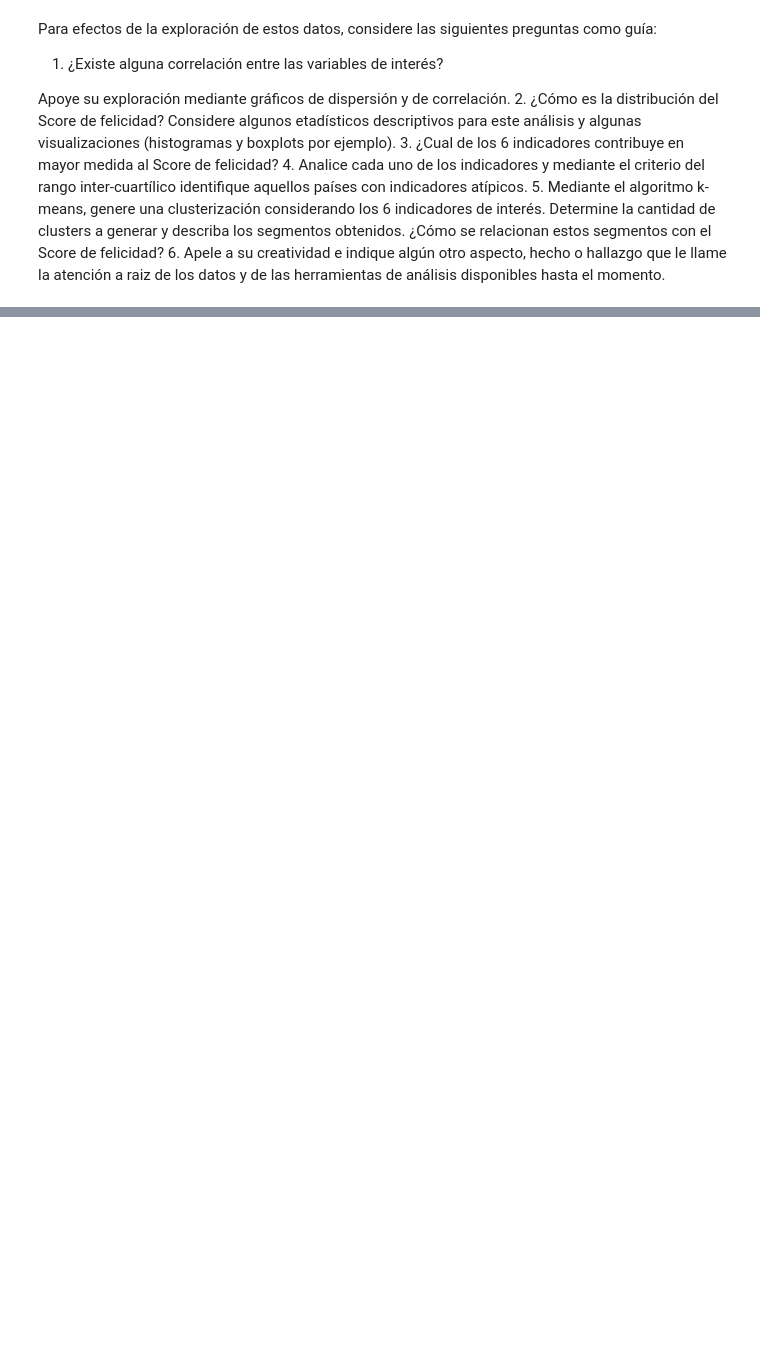
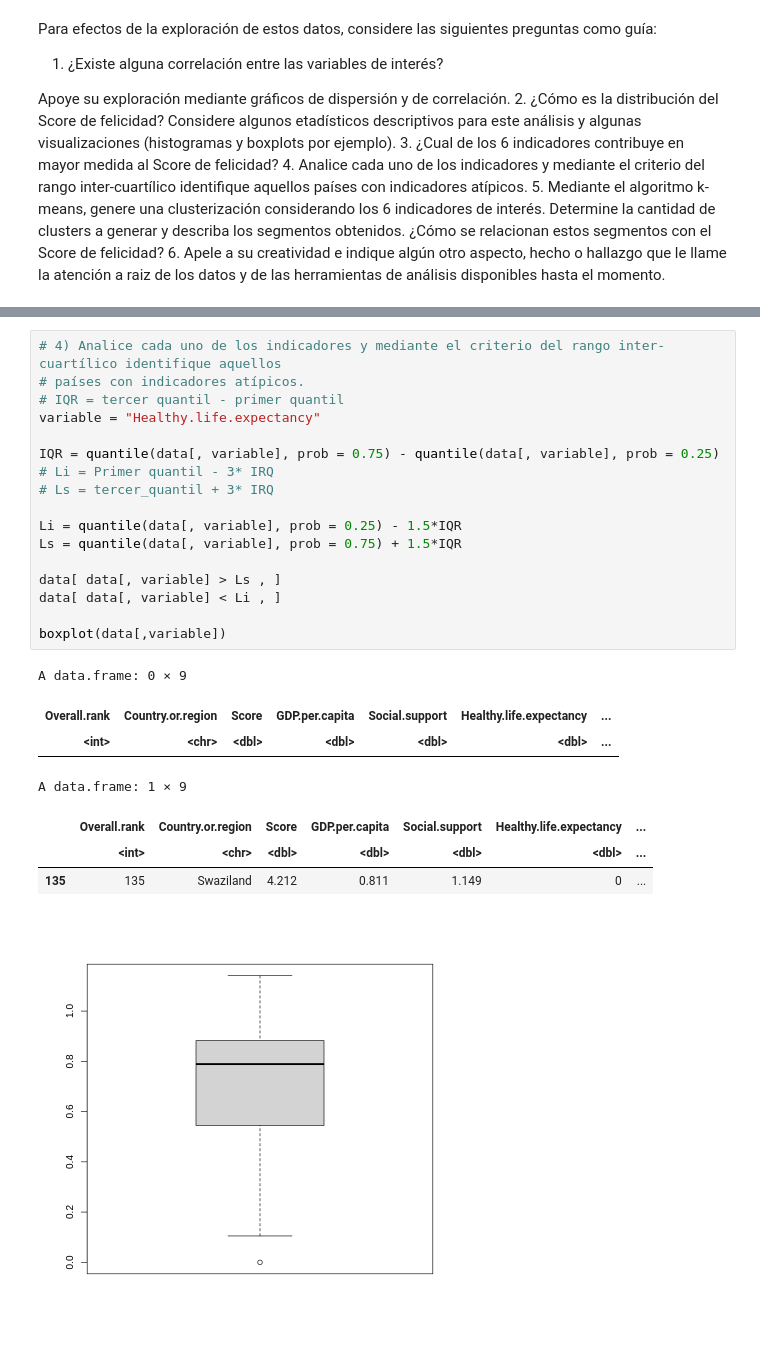
Before and after one commit to rodrigo-coco-espinoza/Introduccion_a_ciencia_de_datos_R_v2, a Jupyter notebook: Ayudantías/A5/A5_desarrollo.ipynb, the cells around one changed output, grey strips where cells are left out. Saved outputs shown, nothing was run; the diff lists cells and outputs as text; blank space fills up the shorter version.

```diff
--- a/Ayudantías/A5/A5_desarrollo.ipynb
+++ b/Ayudantías/A5/A5_desarrollo.ipynb
@@ -280,0 +578,26 @@ Para efectos de la exploración de estos datos, considere las siguientes pregunt
+# %%
+# 4) Analice cada uno de los indicadores y mediante el criterio del rango inter-cuartílico identifique aquellos
+# países con indicadores atípicos.
+# IQR = tercer quantil - primer quantil
+variable = "Healthy.life.expectancy"
+
+IQR = quantile(data[, variable], prob = 0.75) - quantile(data[, variable], prob = 0.25)
+# Li = Primer quantil - 3* IRQ
+# Ls = tercer_quantil + 3* IRQ
+
+Li = quantile(data[, variable], prob = 0.25) - 1.5*IQR
+Ls = quantile(data[, variable], prob = 0.75) + 1.5*IQR
+
+data[ data[, variable] > Ls , ]
+data[ data[, variable] < Li , ]
+
+boxplot(data[,variable])
+# %% [output]
+A data.frame: 0 × 9
+| Overall.rank | Country.or.region | Score | GDP.per.capita | Social.support | Healthy.life.expectancy | ... |
+| <int> | <chr> | <dbl> | <dbl> | <dbl> | <dbl> | ... |
+A data.frame: 1 × 9
+|  | Overall.rank | Country.or.region | Score | GDP.per.capita | Social.support | Healthy.life.expectancy | ... |
+|  | <int> | <chr> | <dbl> | <dbl> | <dbl> | <dbl> | ... |
+| 135 | 135 | Swaziland | 4.212 | 0.811 | 1.149 | 0 | ... |
+[figure, added]
```
Also changed, not shown: parts of 20 cells of this notebook.
